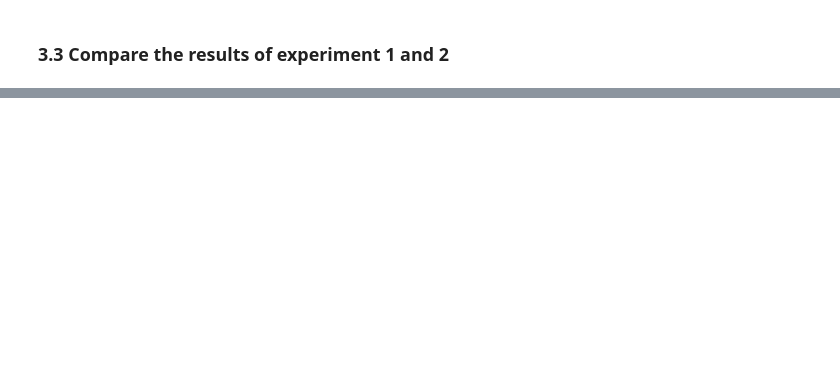
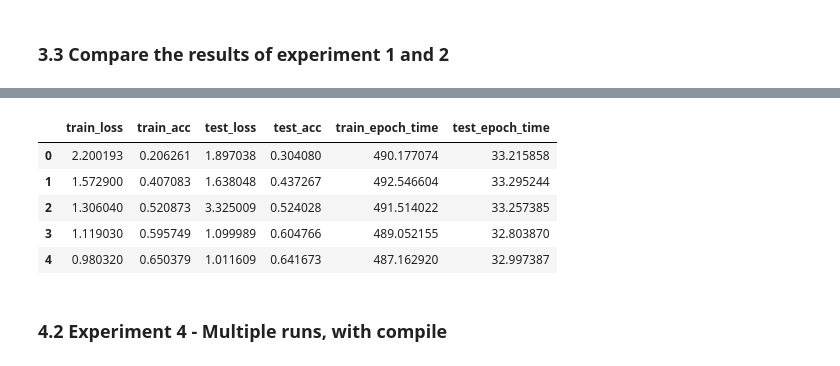
Before and after one commit to UMB200/AI_ML_pytorch_projects, a Jupyter notebook: 10_Pytorch_2_0.ipynb, the cells around one changed output, grey strips where cells are left out. Saved outputs shown, nothing was run; the diff lists cells and outputs as text; code cells hidden in the pictures; blank space fills up the shorter version.

```diff
--- a/10_Pytorch_2_0.ipynb
+++ b/10_Pytorch_2_0.ipynb
@@ -573,0 +672,12 @@ Image saved to pytorch2_results/plots/single_run_Tesla _T4_ResNet50_CIFAR10_128_
+# %%
+NUM_EPOCH = 5
+NUM_RUN = 3
+
+list_for_noncompiled_multirun_results = []
+
+for i in tqdm(range(NUM_RUN)):
+  print(f"Run {i+1} of {NUM_RUN} for noncompiled model")
+  output = create_train_noncompiled_model(
+      epochs=NUM_EPOCH,
+      disable_progess_bar=True)
+  list_for_noncompiled_multirun_results.append(output)
@@ -573,0 +703,22 @@ Image saved to pytorch2_results/plots/single_run_Tesla _T4_ResNet50_CIFAR10_128_
+# %%
+# Create dataframe for the results of multiple runs above
+noncompile_results_df = []
+
+# Loop through the list of results and create a dataframe for each one
+for r in list_for_noncompiled_multirun_results:
+  r_df = pd.DataFrame(r)
+  noncompile_results_df.append(r_df)
+noncompiled_results_multiruns_df = pd.concat(noncompile_results_df)
+
+# Average accross multiruns
+noncompiled_results_multiruns_df = noncompiled_results_multiruns_df.groupby(noncompiled_results_multiruns_df.index).mean()
+noncompiled_results_multiruns_df
+# %% [output]
+|  | train_loss | train_acc | test_loss | test_acc | train_epoch_time | test_epoch_time |
+| 0 | 2.200193 | 0.206261 | 1.897038 | 0.304080 | 490.177074 | 33.215858 |
+| 1 | 1.572900 | 0.407083 | 1.638048 | 0.437267 | 492.546604 | 33.295244 |
+| 2 | 1.306040 | 0.520873 | 3.325009 | 0.524028 | 491.514022 | 33.257385 |
+| 3 | 1.119030 | 0.595749 | 1.099989 | 0.604766 | 489.052155 | 32.803870 |
+| 4 | 0.980320 | 0.650379 | 1.011609 | 0.641673 | 487.162920 | 32.997387 |
+# %% [markdown]
+### 4.2 Experiment 4 - Multiple runs, with compile
```
Also changed, not shown: parts of 19 cells of this notebook.
